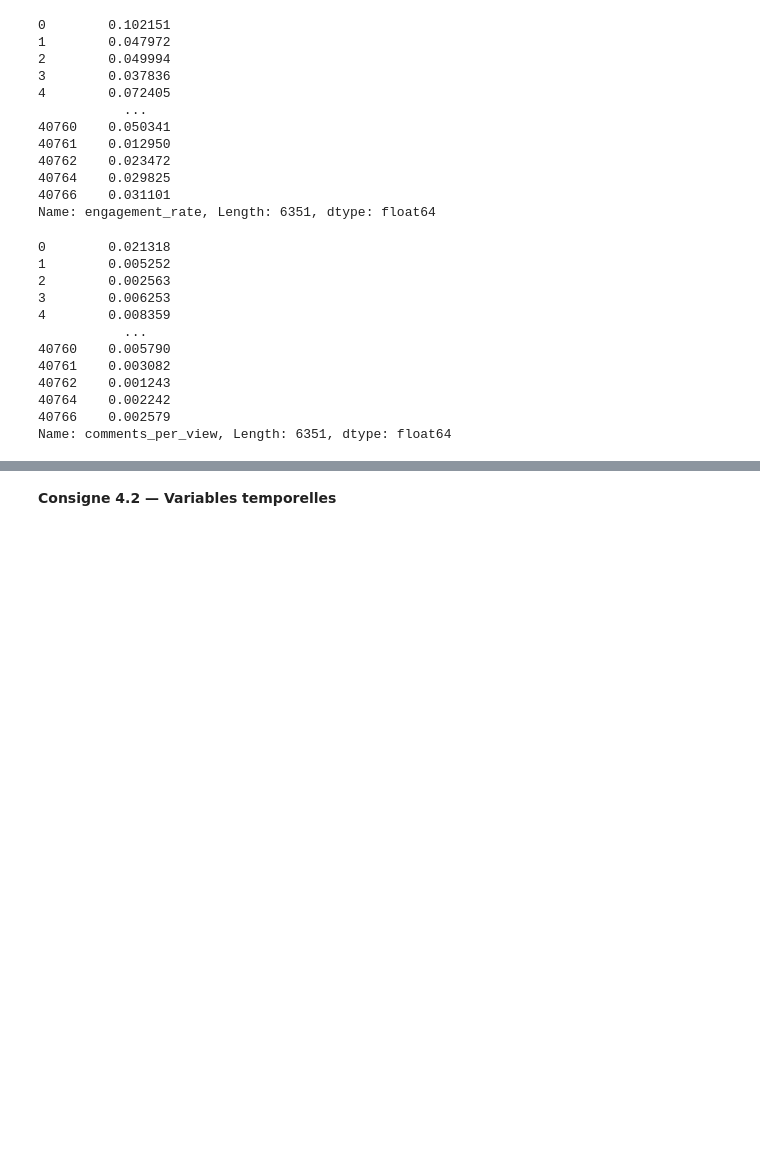
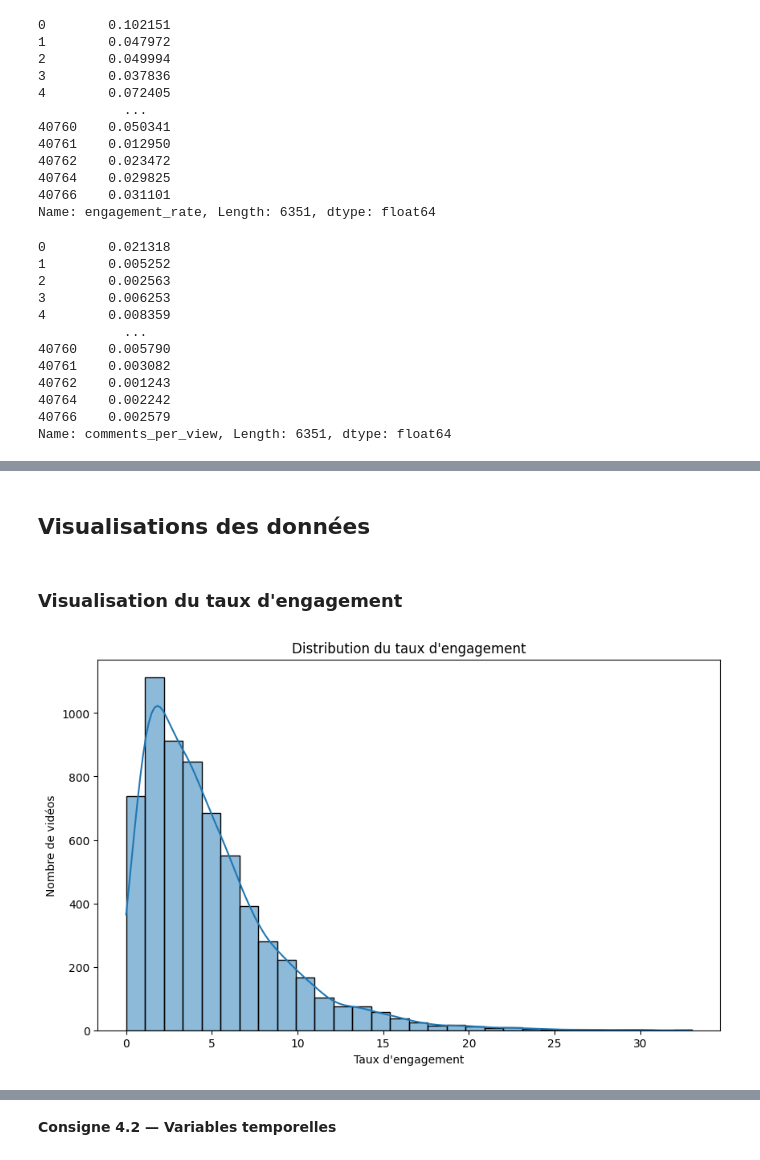
Before and after one commit to kirillsst/youtube-popularity-ml, a Jupyter notebook: notebook/PROJET_ML_Youtube_Trending.ipynb, the cells around one changed output, grey strips where cells are left out. Drawn from its saved outputs; the diff is of its cells as text; code cells hidden in the pictures; blank space fills up the shorter version.

```diff
--- a/notebook/PROJET_ML_Youtube_Trending.ipynb
+++ b/notebook/PROJET_ML_Youtube_Trending.ipynb
@@ -280,3 +297,9 @@ Name: engagement_rate, Length: 6351, dtype: float64
 40764    0.002242
 40766    0.002579
 Name: comments_per_view, Length: 6351, dtype: float64
+# %%
+# Mise en pourcentage du taux d'engagement et comments_per_view
+df_clean['engagement_rate_pct'] = df_clean['engagement_rate'] * 100
+df_clean['comments_per_view_pct'] = df_clean['comments_per_view'] * 100
+display(df_clean['engagement_rate_pct'])
+display(df_clean['comments_per_view_pct'])
@@ -282,0 +331,19 @@ Name: comments_per_view, Length: 6351, dtype: float64
+# %%
+# Création d'une variable 'vid_cat' qui catégorise les vidéos en fonction du nombre de vue
+
+df_clean['vid_cat'] = pd.qcut(df_clean['views'],
+                              q=4,
+                              labels=['Faible audience', 'Audience moyenne', 'Grande audience', 'Très grande audience'])
+# %% [markdown]
+## Visualisations des données
+# %% [markdown]
+### Visualisation du taux d'engagement
+# %%
+plt.figure(figsize=(10,6))
+sns.histplot(df_clean['engagement_rate_pct'], bins=30, kde=True)
+plt.xlabel("Taux d'engagement")
+plt.ylabel("Nombre de vidéos")
+plt.title("Distribution du taux d'engagement")
+plt.show()
+# %% [output]
+[figure, added]
```
Also changed, not shown: parts of 16 cells of this notebook.
